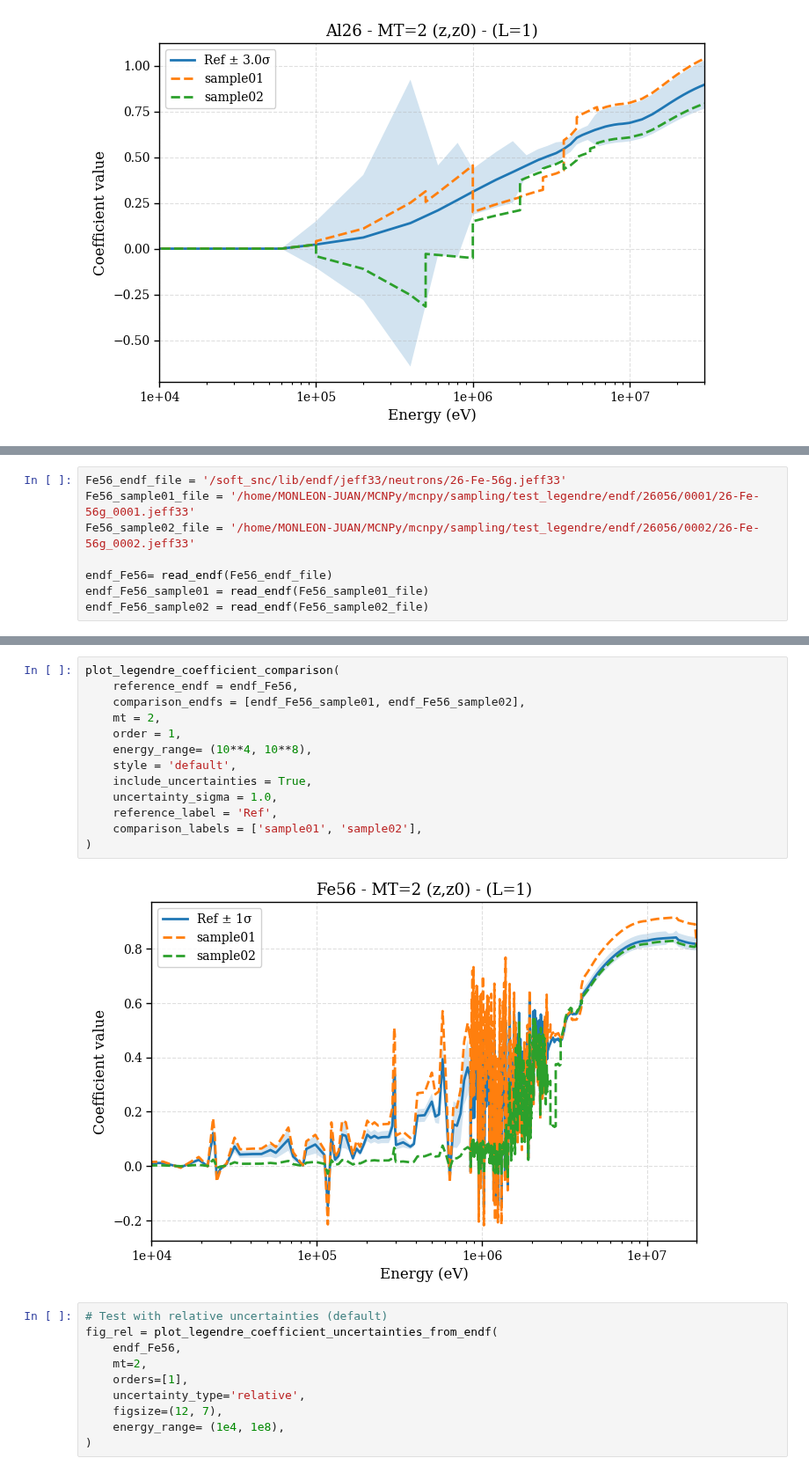
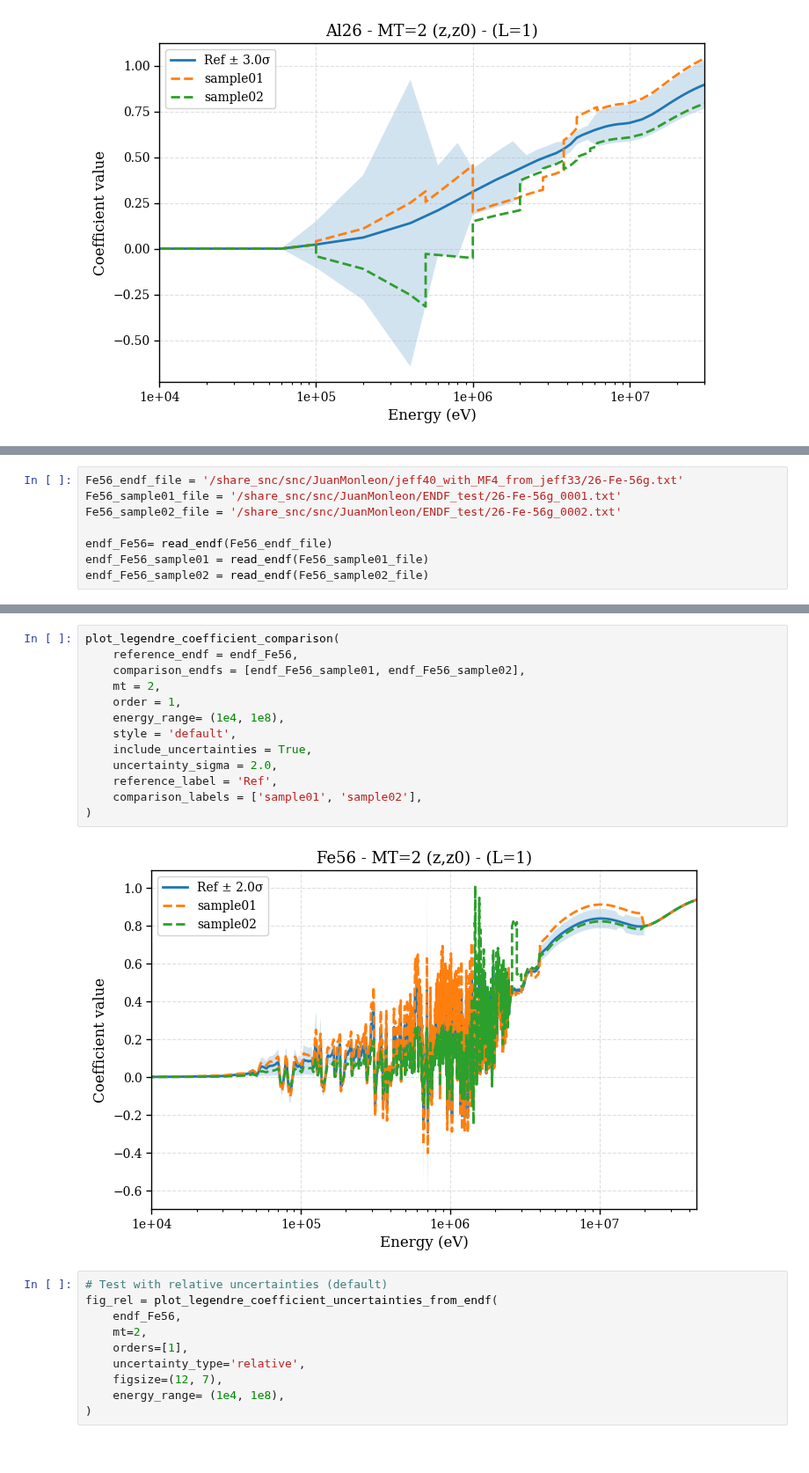
Before and after one commit to monleon96/kika, a Jupyter notebook: mcnpy/sampling/check_endf_perturbation.ipynb, the cells around one changed output, grey strips where cells are left out. Shown at 88% size. Saved outputs shown, nothing was run; the diff lists cells and outputs as text.

```diff
--- a/mcnpy/sampling/check_endf_perturbation.ipynb
+++ b/mcnpy/sampling/check_endf_perturbation.ipynb
@@ -73,7 +75,7 @@ plot_legendre_coefficient_comparison(
 # %%
-Fe56_endf_file = '/soft_snc/lib/endf/jeff33/neutrons/26-Fe-56g.jeff33'
-Fe56_sample01_file = '/home/MONLEON-JUAN/MCNPy/mcnpy/sampling/test_legendre/endf/26056/0001/26-Fe-56g_0001.jeff33'
-Fe56_sample02_file = '/home/MONLEON-JUAN/MCNPy/mcnpy/sampling/test_legendre/endf/26056/0002/26-Fe-56g_0002.jeff33'
+Fe56_endf_file = '/share_snc/snc/JuanMonleon/jeff40_with_MF4_from_jeff33/26-Fe-56g.txt'
+Fe56_sample01_file = '/share_snc/snc/JuanMonleon/ENDF_test/26-Fe-56g_0001.txt'
+Fe56_sample02_file = '/share_snc/snc/JuanMonleon/ENDF_test/26-Fe-56g_0002.txt'
 
 endf_Fe56= read_endf(Fe56_endf_file)
 endf_Fe56_sample01 = read_endf(Fe56_sample01_file)
@@ -116,18 +107,18 @@ endf_Fe56_sample02 = read_endf(Fe56_sample02_file)
 # %%
 plot_legendre_coefficient_comparison(
     reference_endf = endf_Fe56,
     comparison_endfs = [endf_Fe56_sample01, endf_Fe56_sample02],
     mt = 2,
     order = 1,
-    energy_range= (10**4, 10**8),
+    energy_range= (1e4, 1e8),
     style = 'default',
     include_uncertainties = True,
-    uncertainty_sigma = 1.0,
+    uncertainty_sigma = 2.0,
     reference_label = 'Ref',
     comparison_labels = ['sample01', 'sample02'],
 )
 # %% [output]
-[figure, old version]
+[figure, new version]
 # %%
 # Test with relative uncertainties (default)
 fig_rel = plot_legendre_coefficient_uncertainties_from_endf(
```
Also changed, not shown: parts of 2 cells of this notebook, 34 other files.
